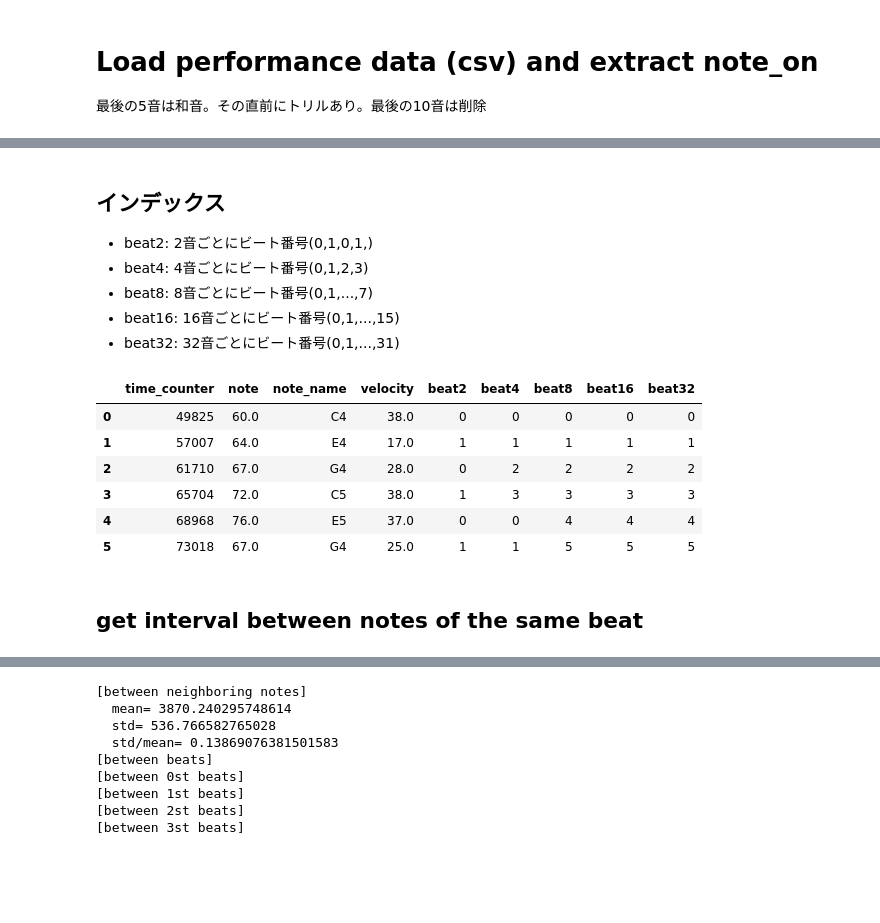
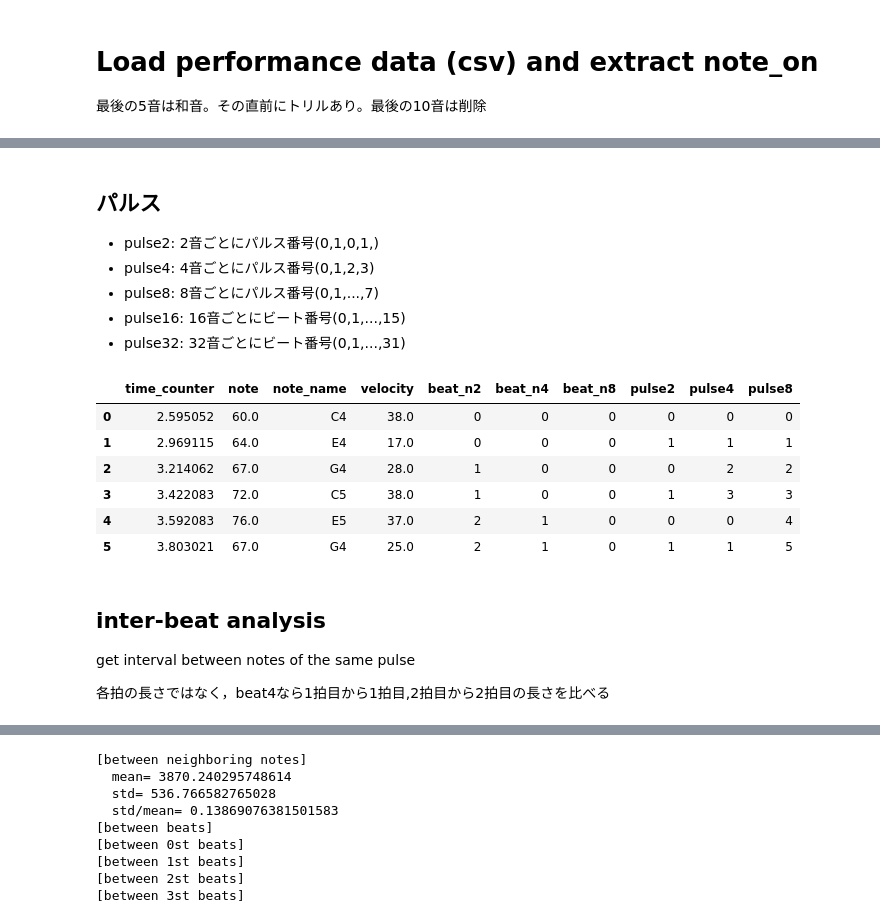
Before and after one commit to jnishii/midi-roll, a Jupyter notebook: midi_analysis.ipynb, the cells around one changed output, grey strips where cells are left out. Drawn from its saved outputs; the diff is of its cells as text; code cells hidden in the pictures; blank space fills up the shorter version.

Commit message:
beat duration analysis done

```diff
--- a/midi_analysis.ipynb
+++ b/midi_analysis.ipynb
@@ -60,6 +60,8 @@ df.loc[ (df["type"] == "note_on") & (df["velocity"] == 0), 'type'] = 'note_off'
 
 # extract note_on
 note_on=df[df['type']=='note_on'][['time_counter','note','note_name','velocity']]
+note_on['time_counter']=note_on['time_counter']/ticks_per_sec
+
 print("final note start [tick]: ", note_on[-1:])
 print("Time Length [s]:", note_on[-1:]['time_counter']/ticks_per_sec)
 
@@ -69,7 +71,7 @@ print("Time Length [s]:", note_on[-1:]['time_counter']/ticks_per_sec)
 #最後から2番目の小節の音数:18
 #最後から3番目の小節までは音数:16
 
-#note_on=note_on[:-55]
+note_on=note_on[:-55]
 
 #note_on=note_on.reindex(index=range(len(note_on)))
 display(note_on[:5])
@@ -88,0 +100,11 @@ Name: time_counter, dtype: float64
+# %%
+note_on.index=range(len(note_on))
+
+for i in range(1,4):
+    k=2**i
+    #note_on["beat"+str(k)]=((note_on.index // k) % (16//k))
+    note_on["beat_n"+str(k)]=((note_on.index // k))
+
+
+display(note_on[:5])
+display(note_on[15:20])
@@ -88,0 +124,6 @@ Name: time_counter, dtype: float64
+# %%
+interval1=pd.DataFrame(note_on.time_counter.diff(1).shift(-1))
+interval1=interval1.rename(columns={"time_counter":"interval"})
+interval1=pd.concat([note_on,interval1], axis=1)
+interval1.index=range(len(interval1))
+display(interval1)
@@ -89,27 +203,31 @@ Name: time_counter, dtype: float64
 # %% [markdown]
-## インデックス
+## パルス
 
-- beat2: 2音ごとにビート番号(0,1,0,1,)
-- beat4: 4音ごとにビート番号(0,1,2,3)
-- beat8: 8音ごとにビート番号(0,1,...,7)
-- beat16: 16音ごとにビート番号(0,1,...,15)
-- beat32: 32音ごとにビート番号(0,1,...,31)
+- pulse2: 2音ごとにパルス番号(0,1,0,1,)
+- pulse4: 4音ごとにパルス番号(0,1,2,3)
+- pulse8: 8音ごとにパルス番号(0,1,...,7)
+- pulse16: 16音ごとにビート番号(0,1,...,15)
+- pulse32: 32音ごとにビート番号(0,1,...,31)
 # %%
 note_on.index=range(len(note_on))
 
-for i in range(1,6):
+for i in range(1,4):
     k=2**i
-    note_on["beat"+str(k)]=note_on.index%k
+    note_on["pulse"+str(k)]=note_on.index % k
+
 
 display(note_on[:6])
 # %% [output]
-|  | time_counter | note | note_name | velocity | beat2 | beat4 | beat8 | beat16 | beat32 |
-| 0 | 49825 | 60.0 | C4 | 38.0 | 0 | 0 | 0 | 0 | 0 |
-| 1 | 57007 | 64.0 | E4 | 17.0 | 1 | 1 | 1 | 1 | 1 |
-| 2 | 61710 | 67.0 | G4 | 28.0 | 0 | 2 | 2 | 2 | 2 |
-| 3 | 65704 | 72.0 | C5 | 38.0 | 1 | 3 | 3 | 3 | 3 |
-| 4 | 68968 | 76.0 | E5 | 37.0 | 0 | 0 | 4 | 4 | 4 |
-| 5 | 73018 | 67.0 | G4 | 25.0 | 1 | 1 | 5 | 5 | 5 |
+|  | time_counter | note | note_name | velocity | beat_n2 | beat_n4 | beat_n8 | pulse2 | pulse4 | pulse8 |
+| 0 | 2.595052 | 60.0 | C4 | 38.0 | 0 | 0 | 0 | 0 | 0 | 0 |
+| 1 | 2.969115 | 64.0 | E4 | 17.0 | 0 | 0 | 0 | 1 | 1 | 1 |
+| 2 | 3.214062 | 67.0 | G4 | 28.0 | 1 | 0 | 0 | 0 | 2 | 2 |
+| 3 | 3.422083 | 72.0 | C5 | 38.0 | 1 | 0 | 0 | 1 | 3 | 3 |
+| 4 | 3.592083 | 76.0 | E5 | 37.0 | 2 | 1 | 0 | 0 | 0 | 4 |
+| 5 | 3.803021 | 67.0 | G4 | 25.0 | 2 | 1 | 0 | 1 | 1 | 5 |
 # %% [markdown]
-## get interval between notes of the same beat
+## inter-beat analysis
+get interval between notes of the same pulse
+
+各拍の長さではなく，beat4なら1拍目から1拍目,2拍目から2拍目の長さを比べる
 # %%
```
Also changed, not shown: parts of 11 cells of this notebook.
